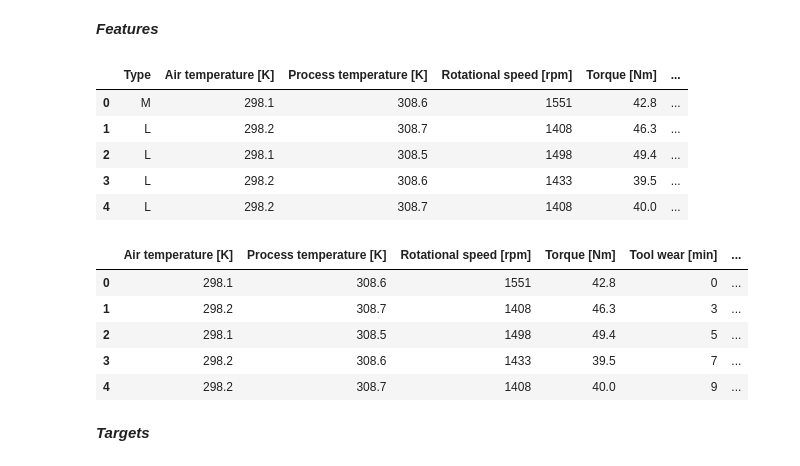
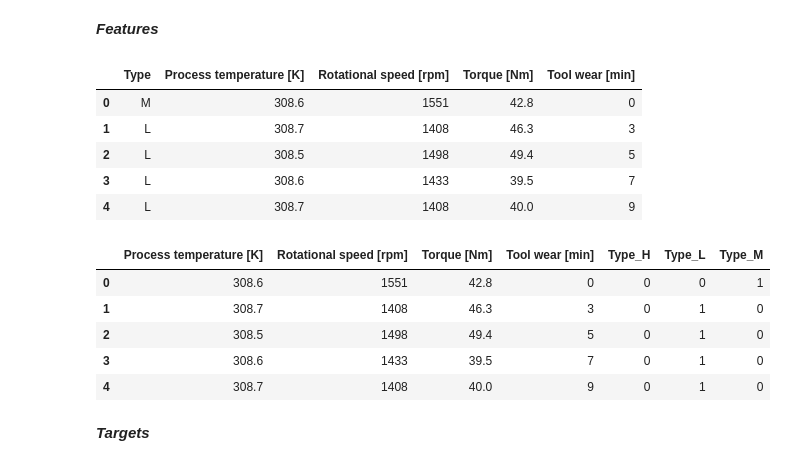
Before and after one commit to earth1987/machine-failure, a Jupyter notebook: notebooks/data_exploration.ipynb, the cells around one changed output. Drawn from its saved outputs; the diff is of its cells as text; code cells hidden in the pictures.

Commit message:
dropped air temperature

```diff
--- a/notebooks/data_exploration.ipynb
+++ b/notebooks/data_exploration.ipynb
@@ -320,7 +320,7 @@ Series([], dtype: int64)
 ### Feature selection
 * Air temperature will be dropped as it is highly correlated with process temperature.
 # %%
-clean_df = clean_df.drop(columns['Air temperature [K]'])
+clean_df = clean_df.drop(columns=['Air temperature [K]'])
 # %% [markdown]
 ### Encode categorical variables
 
@@ -332,16 +332,16 @@ Note: For categorical features with high cardinality, one hot encoding can trigg
 # %% [markdown]
 **_Features_**
 # %%
-feature_cols = [x for x in raw_df.columns if x!='Target' and x!='Failure Type']
+feature_cols = [x for x in clean_df.columns if x!='Target' and x!='Failure Type']
 clean_features_df = clean_df.loc[:, feature_cols]
 clean_features_df.head()
 # %% [output]
-|  | Type | Air temperature [K] | Process temperature [K] | Rotational speed [rpm] | Torque [Nm] | ... |
-| 0 | M | 298.1 | 308.6 | 1551 | 42.8 | ... |
-| 1 | L | 298.2 | 308.7 | 1408 | 46.3 | ... |
-| 2 | L | 298.1 | 308.5 | 1498 | 49.4 | ... |
-| 3 | L | 298.2 | 308.6 | 1433 | 39.5 | ... |
-| 4 | L | 298.2 | 308.7 | 1408 | 40.0 | ... |
+|  | Type | Process temperature [K] | Rotational speed [rpm] | Torque [Nm] | Tool wear [min] |
+| 0 | M | 308.6 | 1551 | 42.8 | 0 |
+| 1 | L | 308.7 | 1408 | 46.3 | 3 |
+| 2 | L | 308.5 | 1498 | 49.4 | 5 |
+| 3 | L | 308.6 | 1433 | 39.5 | 7 |
+| 4 | L | 308.7 | 1408 | 40.0 | 9 |
 # %%
 # One hot encoding Type
 from sklearn.preprocessing import LabelEncoder
@@ -351,12 +351,12 @@ columns_to_encode = list(clean_features_df.filter(regex='^Type*').columns)
 clean_features_df[columns_to_encode] = clean_features_df[columns_to_encode].apply(le.fit_transform)
 clean_features_df.head()
 # %% [output]
-|  | Air temperature [K] | Process temperature [K] | Rotational speed [rpm] | Torque [Nm] | Tool wear [min] | ... |
-| 0 | 298.1 | 308.6 | 1551 | 42.8 | 0 | ... |
-| 1 | 298.2 | 308.7 | 1408 | 46.3 | 3 | ... |
-| 2 | 298.1 | 308.5 | 1498 | 49.4 | 5 | ... |
-| 3 | 298.2 | 308.6 | 1433 | 39.5 | 7 | ... |
-| 4 | 298.2 | 308.7 | 1408 | 40.0 | 9 | ... |
+|  | Process temperature [K] | Rotational speed [rpm] | Torque [Nm] | Tool wear [min] | Type_H | Type_L | Type_M |
+| 0 | 308.6 | 1551 | 42.8 | 0 | 0 | 0 | 1 |
+| 1 | 308.7 | 1408 | 46.3 | 3 | 0 | 1 | 0 |
+| 2 | 308.5 | 1498 | 49.4 | 5 | 0 | 1 | 0 |
+| 3 | 308.6 | 1433 | 39.5 | 7 | 0 | 1 | 0 |
+| 4 | 308.7 | 1408 | 40.0 | 9 | 0 | 1 | 0 |
 # %% [markdown]
 **_Targets_**
 # %%
```
Also changed, not shown: parts of 2 cells of this notebook.
